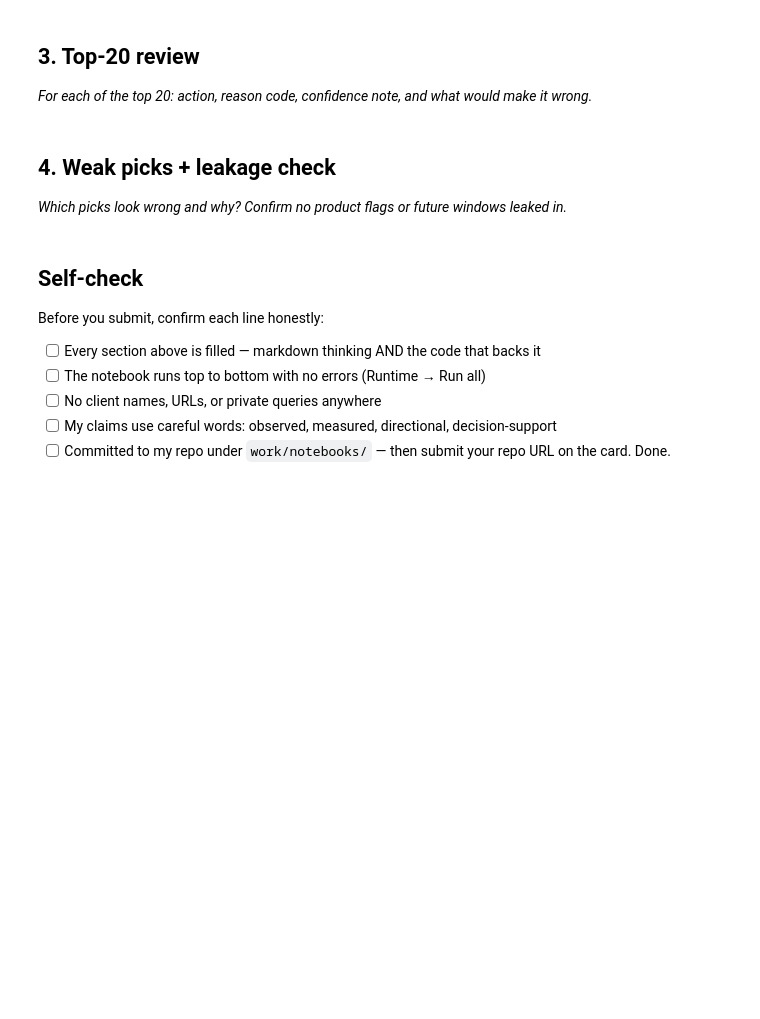
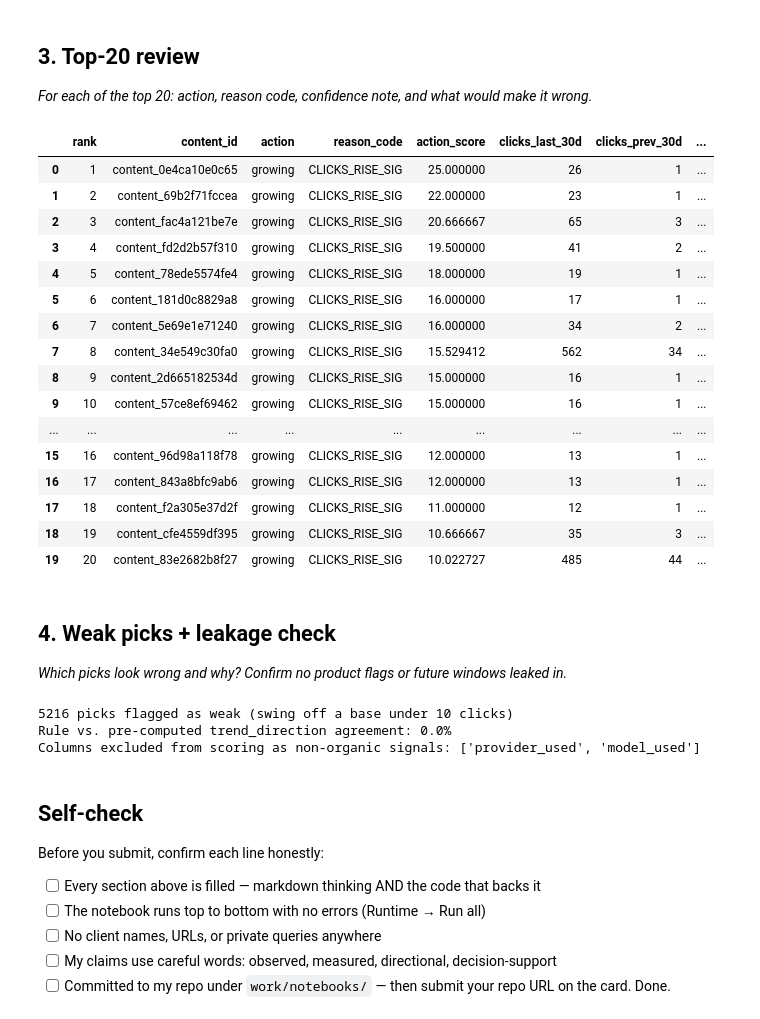
Before and after one commit to Yashcodes07/flyrank-ml-internship, a Jupyter notebook: work/notebooks/w04_baseline_score.ipynb, the cells around one changed output. Drawn from its saved outputs; the diff is of its cells as text; code cells hidden in the pictures; blank space fills up the shorter version.

```diff
--- a/work/notebooks/w04_baseline_score.ipynb
+++ b/work/notebooks/w04_baseline_score.ipynb
@@ -30,3 +122,27 @@ This skeleton is yours to fill. Work the sections **in order** — each one has
+# %%
+top20 = ranked.head(20)[[
+    "rank", "content_id", "action", "reason_code", "action_score",
+    "clicks_last_30d", "clicks_prev_30d", "avg_position", "days_with_impressions"
+]]
+top20
+# %% [output]
+|  | rank | content_id | action | reason_code | action_score | clicks_last_30d | clicks_prev_30d | ... |
+| 0 | 1 | content_0e4ca10e0c65 | growing | CLICKS_RISE_SIG | 25.000000 | 26 | 1 | ... |
+| 1 | 2 | content_69b2f71fccea | growing | CLICKS_RISE_SIG | 22.000000 | 23 | 1 | ... |
+| 2 | 3 | content_fac4a121be7e | growing | CLICKS_RISE_SIG | 20.666667 | 65 | 3 | ... |
+| 3 | 4 | content_fd2d2b57f310 | growing | CLICKS_RISE_SIG | 19.500000 | 41 | 2 | ... |
+| 4 | 5 | content_78ede5574fe4 | growing | CLICKS_RISE_SIG | 18.000000 | 19 | 1 | ... |
+| 5 | 6 | content_181d0c8829a8 | growing | CLICKS_RISE_SIG | 16.000000 | 17 | 1 | ... |
+| 6 | 7 | content_5e69e1e71240 | growing | CLICKS_RISE_SIG | 16.000000 | 34 | 2 | ... |
+| 7 | 8 | content_34e549c30fa0 | growing | CLICKS_RISE_SIG | 15.529412 | 562 | 34 | ... |
+| 8 | 9 | content_2d665182534d | growing | CLICKS_RISE_SIG | 15.000000 | 16 | 1 | ... |
+| 9 | 10 | content_57ce8ef69462 | growing | CLICKS_RISE_SIG | 15.000000 | 16 | 1 | ... |
+| ... | ... | ... | ... | ... | ... | ... | ... | ... |
+| 15 | 16 | content_96d98a118f78 | growing | CLICKS_RISE_SIG | 12.000000 | 13 | 1 | ... |
+| 16 | 17 | content_843a8bfc9ab6 | growing | CLICKS_RISE_SIG | 12.000000 | 13 | 1 | ... |
+| 17 | 18 | content_f2a305e37d2f | growing | CLICKS_RISE_SIG | 11.000000 | 12 | 1 | ... |
+| 18 | 19 | content_cfe4559df395 | growing | CLICKS_RISE_SIG | 10.666667 | 35 | 3 | ... |
+| 19 | 20 | content_83e2682b8f27 | growing | CLICKS_RISE_SIG | 10.022727 | 485 | 44 | ... |
 # %% [markdown]
 ## 4. Weak picks + leakage check
 
@@ -37,3 +150,27 @@ This skeleton is yours to fill. Work the sections **in order** — each one has
+# %%
+# Weak picks: big % swing off a tiny click base — statistically fragile
+weak_picks = ranked[
+    (ranked["clicks_prev_30d"] < 10) & (ranked["abs_action_score"] > 0.5)
+]
+print(f"{len(weak_picks)} picks flagged as weak (swing off a base under 10 clicks)")
+weak_picks[["rank", "content_id", "clicks_last_30d", "clicks_prev_30d", "action_score"]].head(10)
+
+# Leakage check 1: pre-computed label fields never used as scoring inputs
+scoring_inputs = ["clicks_last_30d", "clicks_prev_30d", "avg_position"]
+assert "trend_direction" not in scoring_inputs and "trend_pct" not in scoring_inputs
+
+# Leakage check 2: sanity-check agreement with the pre-computed label — NOT used to build the rule,
+# only to see how often an independent 30d-window rule lines up with it
+agreement_rate = (ranked["action"] == ranked["trend_direction"]).mean()
+print(f"Rule vs. pre-computed trend_direction agreement: {agreement_rate:.1%}")
+
+# Leakage check 3: no product/event flags in the scoring inputs
+product_flag_cols = [c for c in df.columns if any(k in c.lower() for k in ["redesign", "migrat", "relaunch", "provider_used", "model_used"])]
+print(f"Columns excluded from scoring as non-organic signals: {product_flag_cols}")
+# %% [output]
+5216 picks flagged as weak (swing off a base under 10 clicks)
+Rule vs. pre-computed trend_direction agreement: 0.0%
+Columns excluded from scoring as non-organic signals: ['provider_used', 'model_used']
 # %% [markdown]
 ## Self-check
 
```
Also changed, not shown: parts of 8 cells of this notebook.
